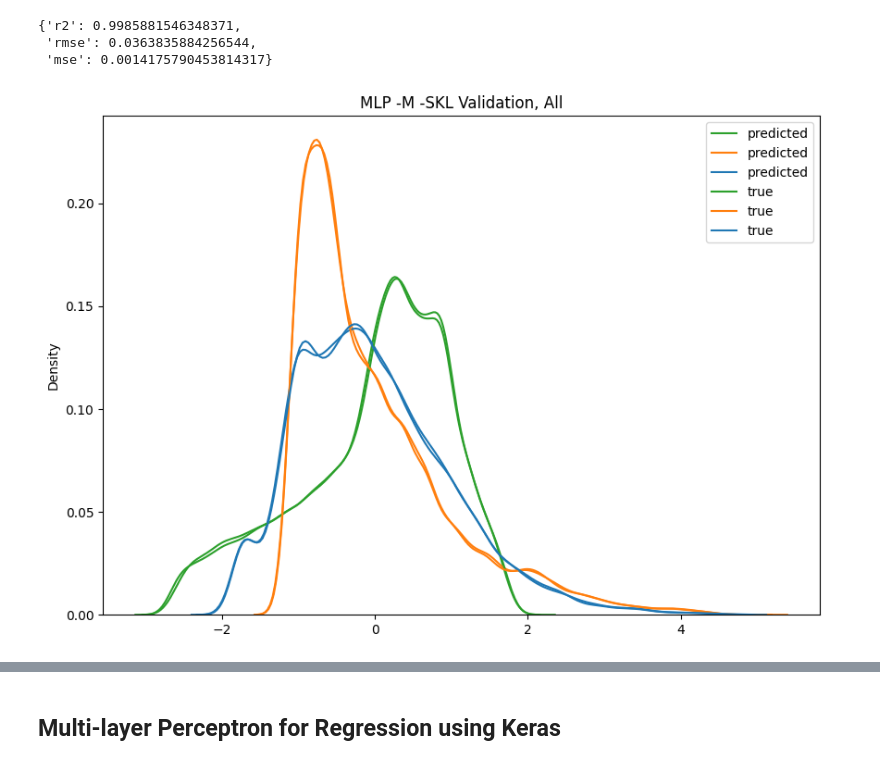
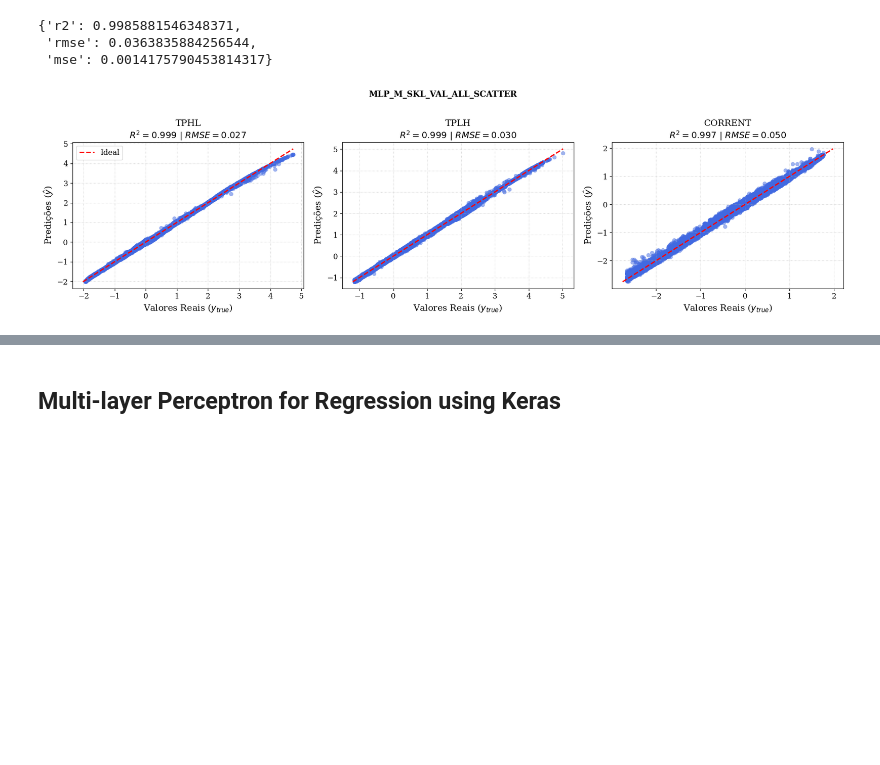
Before and after one commit to moraeseduarda/jupyter_ic, a Jupyter notebook: notebooks/02_treinamento_mlps.ipynb, the cells around one changed output, grey strips where cells are left out. Cells and saved outputs as stored; diff of their text form; code cells hidden in the pictures; blank space fills up the shorter version.

Commit message:
refactor: melhora visual dos gráficos

```diff
--- a/notebooks/02_treinamento_mlps.ipynb
+++ b/notebooks/02_treinamento_mlps.ipynb
@@ -451,12 +543,6 @@ score(mlp_regressor, Xte_sc, yte_sc, 'mlp_M_SKL', 'all', 'test')
  'rmse': 0.0363835884256544,
  'mse': 0.0014175790453814317}
 # %%
-fig, ax = plt.subplots(1,1, figsize = (10,7))
-sns.kdeplot(data=y_pred_sc, label = 'predicted', ax = ax,color = 'royalblue')
-sns.kdeplot(data=y_val_sc, label = 'true', ax = ax, color = 'red')
-ax.set_title('MLP -M -SKL Validation, All')
-ax.legend()
-plt.savefig(f"{plots_dir}/MLP_M_SKL_VAL_ALL.png")
-plt.show()
+scatter_plot_multi_output_regression_results(y_pred_sc, y_val_sc, variables, "MLP_M_SKL_VAL_ALL_SCATTER", "MLP_M_SKL_VAL_ALL_SCATTER")
 # %% [output]
-[figure, old version]
+[figure, new version]
```
Also changed, not shown: parts of 35 cells of this notebook, 39 other files.
